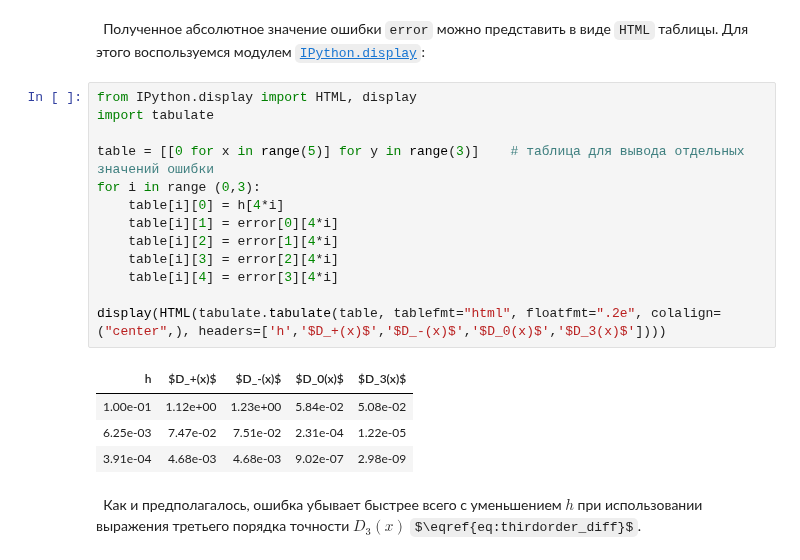
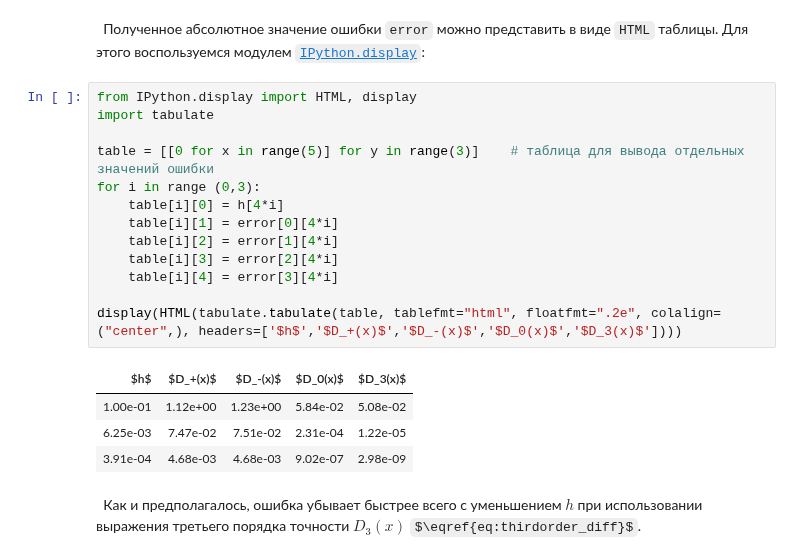
Before and after one commit to yakovenko-ivan/Mat_Model_for_Tech_Phys, a Jupyter notebook: files/Lesson_1/Lesson_1_1.ipynb, the cells around one changed output. Saved outputs shown, nothing was run; the diff lists cells and outputs as text; some formulas as TeX source.

```diff
--- a/files/Lesson_1/Lesson_1_1.ipynb
+++ b/files/Lesson_1/Lesson_1_1.ipynb
@@ -125,18 +125,18 @@ error = abs(deriv_approximation - deriv_value)       # находим абсол
 # %%
 from IPython.display import HTML, display
 import tabulate
 
 table = [[0 for x in range(5)] for y in range(3)]    # таблица для вывода отдельных значений ошибки
 for i in range (0,3):
     table[i][0] = h[4*i]
     table[i][1] = error[0][4*i]
     table[i][2] = error[1][4*i]
     table[i][3] = error[2][4*i]
     table[i][4] = error[3][4*i]
 
-display(HTML(tabulate.tabulate(table, tablefmt="html", floatfmt=".2e", colalign=("center",), headers=['h','$D_+(x)$','$D_-(x)$','$D_0(x)$','$D_3(x)$'])))
+display(HTML(tabulate.tabulate(table, tablefmt="html", floatfmt=".2e", colalign=("center",), headers=['$h$','$D_+(x)$','$D_-(x)$','$D_0(x)$','$D_3(x)$'])))
 # %% [output]
-| h | $D_+(x)$ | $D_-(x)$ | $D_0(x)$ | $D_3(x)$ |
+| $h$ | $D_+(x)$ | $D_-(x)$ | $D_0(x)$ | $D_3(x)$ |
 | 1.00e-01 | 1.12e+00 | 1.23e+00 | 5.84e-02 | 5.08e-02 |
 | 6.25e-03 | 7.47e-02 | 7.51e-02 | 2.31e-04 | 1.22e-05 |
 | 3.91e-04 | 4.68e-03 | 4.68e-03 | 9.02e-07 | 2.98e-09 |
```
Also changed, not shown: 1 other file.
